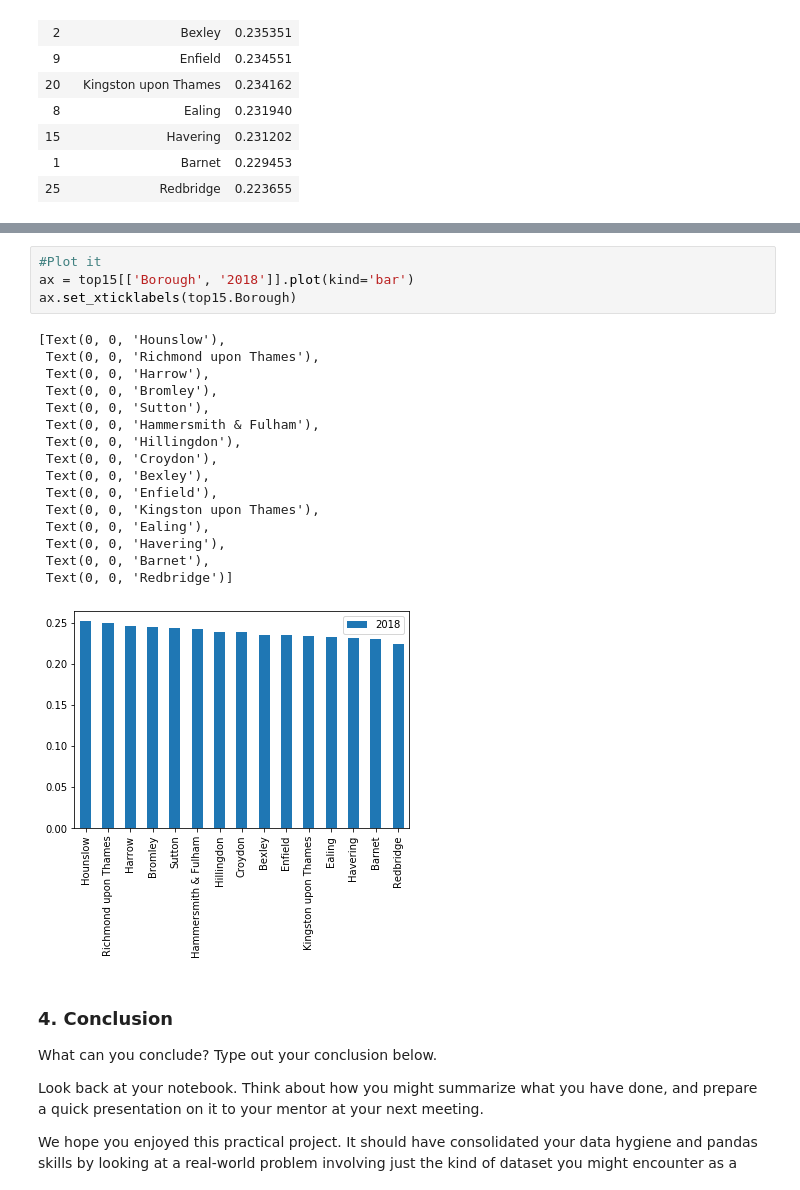
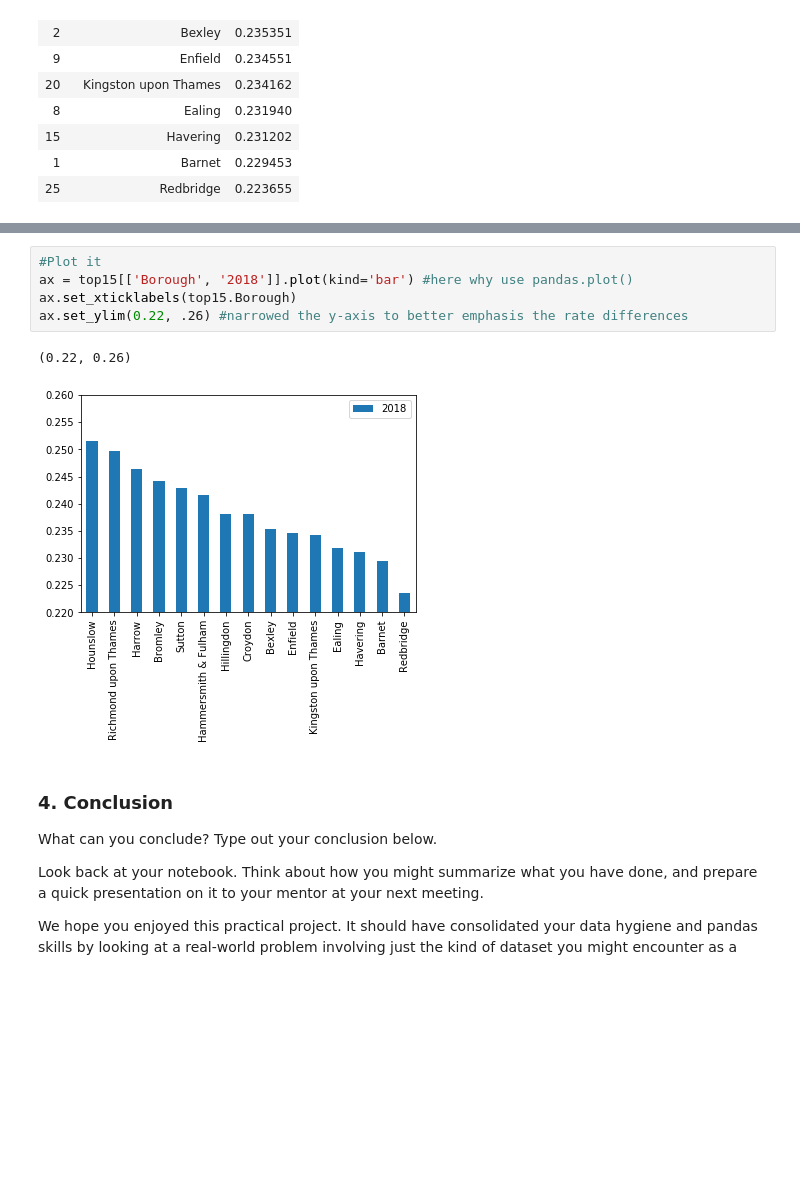
Before and after one commit to NSamermit/Springboard, a Jupyter notebook: Unit 4 - London Housing/[Nsamermit Sep 8]Unit 4 Challenge - Tier 3.ipynb, the cells around one changed output, grey strips where cells are left out. Drawn from its saved outputs; the diff is of its cells as text; blank space fills up the shorter version.

Commit message:
updated the ylim in the plot:

```diff
--- a/Unit 4 - London Housing/[Nsamermit Sep 8]Unit 4 Challenge - Tier 3.ipynb
+++ b/Unit 4 - London Housing/[Nsamermit Sep 8]Unit 4 Challenge - Tier 3.ipynb
@@ -675,24 +701,11 @@ top15
 # %%
 #Plot it
-ax = top15[['Borough', '2018']].plot(kind='bar')
+ax = top15[['Borough', '2018']].plot(kind='bar') #here why use pandas.plot()
 ax.set_xticklabels(top15.Borough)
+ax.set_ylim(0.22, .26) #narrowed the y-axis to better emphasis the rate differences
 # %% [output]
-[Text(0, 0, 'Hounslow'),
- Text(0, 0, 'Richmond upon Thames'),
- Text(0, 0, 'Harrow'),
- Text(0, 0, 'Bromley'),
- Text(0, 0, 'Sutton'),
- Text(0, 0, 'Hammersmith & Fulham'),
- Text(0, 0, 'Hillingdon'),
- Text(0, 0, 'Croydon'),
- Text(0, 0, 'Bexley'),
- Text(0, 0, 'Enfield'),
- Text(0, 0, 'Kingston upon Thames'),
- Text(0, 0, 'Ealing'),
- Text(0, 0, 'Havering'),
- Text(0, 0, 'Barnet'),
- Text(0, 0, 'Redbridge')]
+(0.22, 0.26)
-[figure, old version]
+[figure, new version]
 # %% [markdown]
 ### 4. Conclusion
 What can you conclude? Type out your conclusion below.
```
Also changed, not shown: parts of 4 cells of this notebook.
